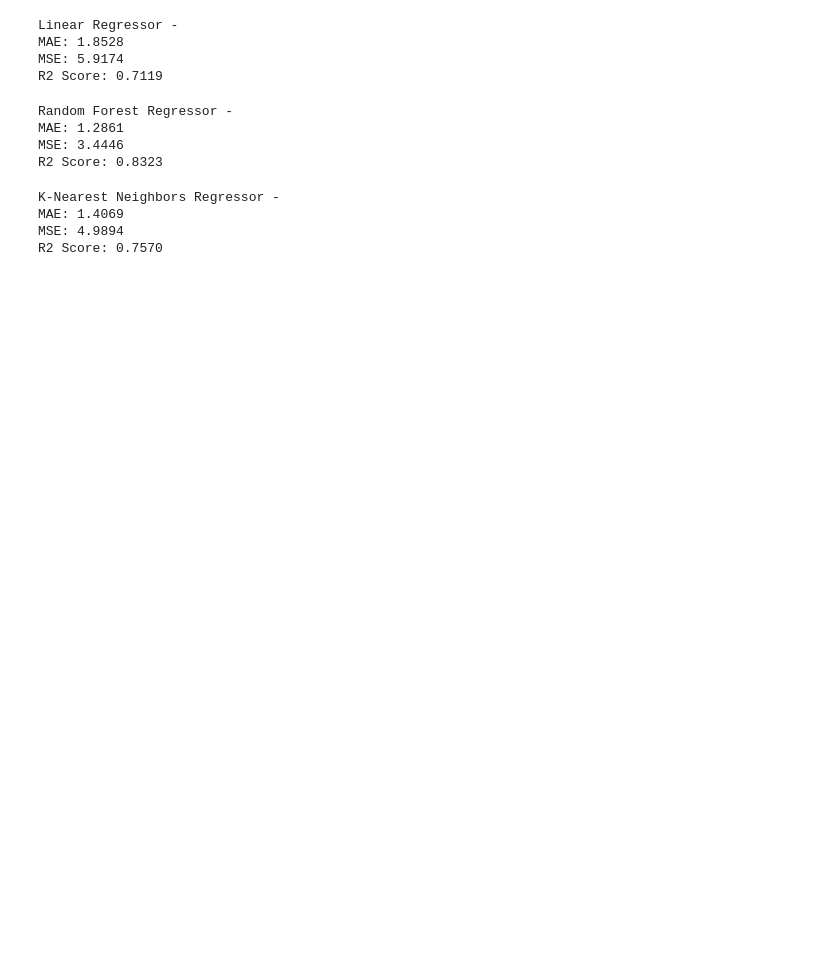
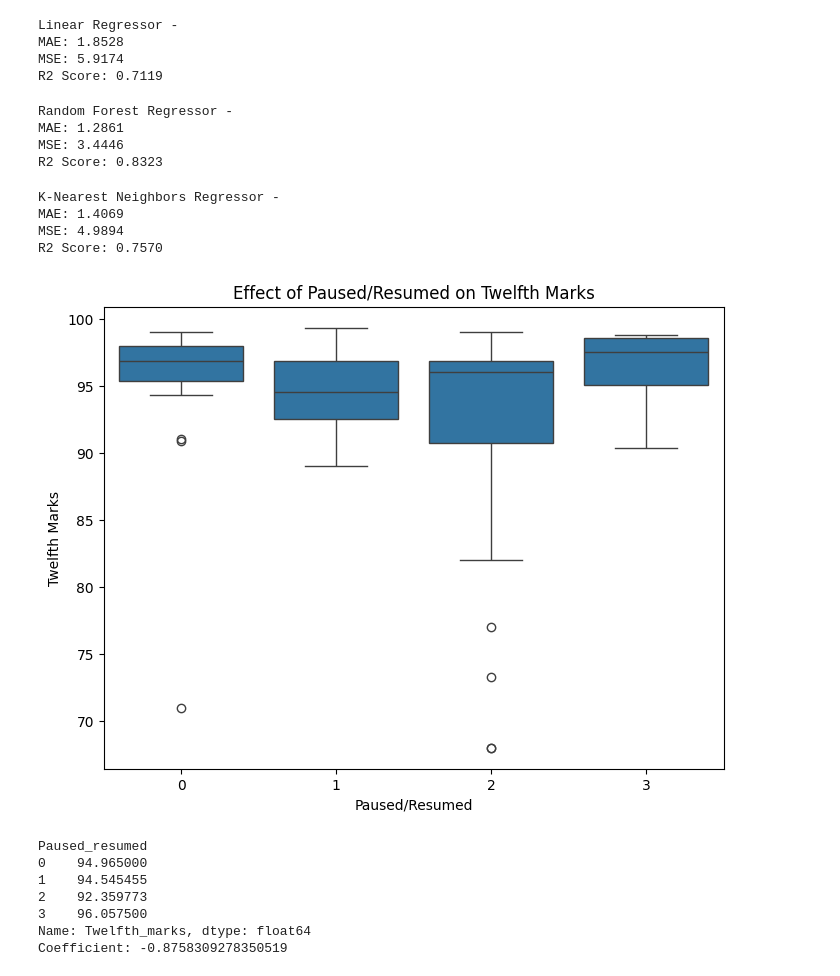
Before and after one commit to SagarNRao/Data_analysis---student_grade_prediction, a Jupyter notebook: 12th_prediction.ipynb, the cells around one changed output. Drawn from its saved outputs; the diff is of its cells as text; code cells hidden in the pictures; blank space fills up the shorter version.

```diff
--- a/12th_prediction.ipynb
+++ b/12th_prediction.ipynb
@@ -5,7 +5,8 @@ from sklearn.preprocessing import LabelEncoder
 from sklearn.metrics import mean_absolute_error, mean_squared_error
 
 # Load the data
-file_path = 'C:/Users/sneha/OneDrive/Desktop/college/intern/student_cleaned.csv'
+file_path = 'student_details_csv.csv'
+
 data = pd.read_csv(file_path)
 
 # Convert categorical variables to numeric using LabelEncoder
@@ -129,3 +130,43 @@ K-Nearest Neighbors Regressor -
 MAE: 1.4069
 MSE: 4.9894
 R2 Score: 0.7570
+# %%
+# Import necessary libraries
+import matplotlib.pyplot as plt
+import seaborn as sns
+
+# Create a new dataframe with only the relevant columns
+paused_resumed_df = data[['Paused_resumed', 'Twelfth_marks']]
+
+# Plot a boxplot to visualize the relationship
+plt.figure(figsize=(8,6))
+sns.boxplot(x='Paused_resumed', y='Twelfth_marks', data=paused_resumed_df)
+plt.title('Effect of Paused/Resumed on Twelfth Marks')
+plt.xlabel('Paused/Resumed')
+plt.ylabel('Twelfth Marks')
+plt.show()
+
+# Calculate the mean Twelfth marks for each Paused/Resumed category
+mean_marks = paused_resumed_df.groupby('Paused_resumed')['Twelfth_marks'].mean()
+print(mean_marks)
+
+# Create a simple linear regression model (not suitable for categorical variables, but we can use it as a rough estimate)
+from sklearn.linear_model import LinearRegression
+
+X = paused_resumed_df[['Paused_resumed']]
+y = paused_resumed_df['Twelfth_marks']
+
+lr_model = LinearRegression()
+lr_model.fit(X, y)
+
+# Print the coefficients (note that the coefficient will not be very meaningful in this case)
+print(f'Coefficient: {lr_model.coef_[0]:}')
+# %% [output]
+[figure, added]
+Paused_resumed
+0    94.965000
+1    94.545455
+2    92.359773
+3    96.057500
+Name: Twelfth_marks, dtype: float64
+Coefficient: -0.8758309278350519
```
Also changed, not shown: parts of 2 cells of this notebook, 4 other files.
